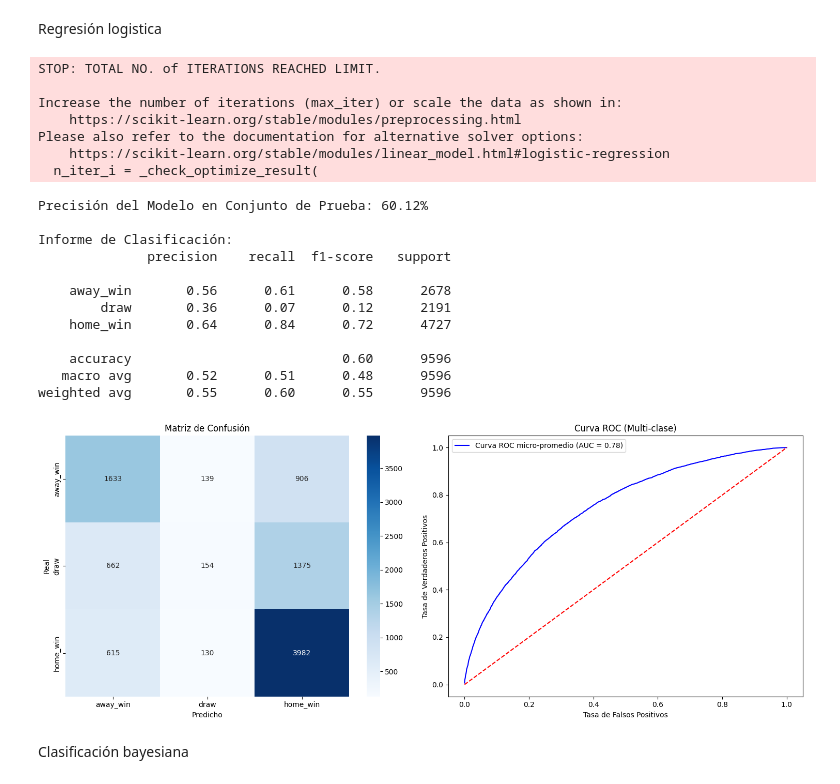
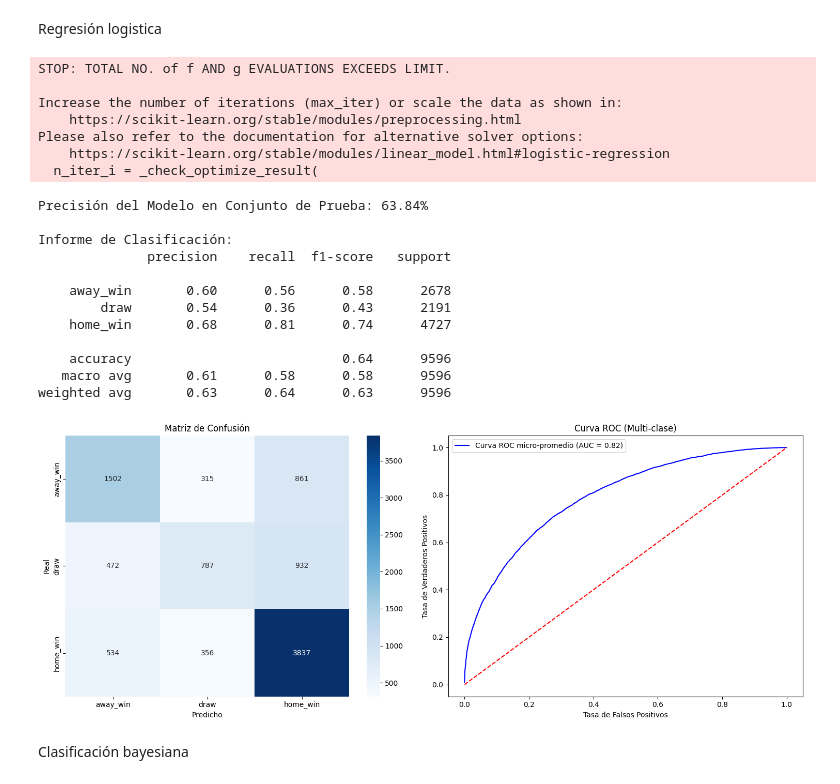
Before and after one commit to nestorojeda/MatematicasFeedback, a Jupyter notebook: notebook.ipynb, the cells around one changed output. Drawn from its saved outputs; the diff is of its cells as text; code cells hidden in the pictures.

```diff
--- a/notebook.ipynb
+++ b/notebook.ipynb
@@ -626,23 +629,26 @@ data.fillna(0, inplace=True)
+# %%
+for column in ['home_win_rate', 'away_win_rate']:
+    results_df[column] = results_df[column].fillna(results_df[column].mean())
 # %% [markdown]
 Codificamos los equipos
 # %%
 from sklearn.preprocessing import LabelEncoder
 
 
-home_uniques = data["home_team"].unique()
-away_uniques = data["away_team"].unique()
-country_uniques = data["country"].unique()
+home_uniques = results_df["home_team"].unique()
+away_uniques = results_df["away_team"].unique()
+country_uniques = results_df["country"].unique()
 
 uniques = np.unique(np.concatenate((home_uniques, away_uniques, country_uniques),0))
 
 country_encoder = LabelEncoder()
 country_encoder.fit(uniques)
 
-data["away_team"] = country_encoder.transform(data["away_team"])
-data["home_team"] = country_encoder.transform(data["home_team"])
+results_df["away_team"] = country_encoder.transform(results_df["away_team"])
+results_df["home_team"] = country_encoder.transform(results_df["home_team"])
 
-data["country"] = country_encoder.transform(data["country"])
+results_df["country"] = country_encoder.transform(results_df["country"])
 
-data.head()
+results_df.head()
 # %% [output]
 |  | date | home_team | away_team | home_score | away_score | tournament | city | country | neutral | result | ... |
@@ -670,16 +676,16 @@ teams.head()
 # %%
 # Hacemos lo mismo con la columna de torneos
 tournament_encoder = LabelEncoder()
-tournament_encoder.fit(data["tournament"])
-data["tournament"] = tournament_encoder.transform(data["tournament"])
+tournament_encoder.fit(results_df["tournament"])
+results_df["tournament"] = tournament_encoder.transform(results_df["tournament"])
 
 # Y tambien para la ciudad
 city_encoder = LabelEncoder()
-city_encoder.fit(data["city"])
-data["city"] = city_encoder.transform(data["city"])
+city_encoder.fit(results_df["city"])
+results_df["city"] = city_encoder.transform(results_df["city"])
 
 #Finalmente eliminamos las columnas que no necesitamos
-data.drop(columns=["date", "home_score", "away_score"], inplace=True)
+results_df.drop(columns=["date", "home_score", "away_score", "goal_difference", "victory_type"], inplace=True)
 
-data.head()
+results_df.head()
 # %% [output]
@@ -694,8 +701,8 @@ Separamos las variables predictora y objetivo y hacemos el split del dataset
 # %%
 from sklearn.model_selection import train_test_split
 
-X = data.drop(columns=["result"])
-y = data["result"]
+X = results_df.drop(columns=["result"])
+y = results_df["result"]
 
 X_train, X_test, y_train, y_test = train_test_split(X, y, test_size=0.2, random_state=42)
 # %% [markdown]
@@ -821,29 +825,29 @@ Regresión logistica
 # %%
 from sklearn.linear_model import LogisticRegression
 
-model = LogisticRegression(random_state=42, max_iter=10000)
+model = LogisticRegression(random_state=42, max_iter=15000)
 train_model(model, X_train, y_train)
 # %% [output]
-STOP: TOTAL NO. of ITERATIONS REACHED LIMIT.
+STOP: TOTAL NO. of f AND g EVALUATIONS EXCEEDS LIMIT.
 
 Increase the number of iterations (max_iter) or scale the data as shown in:
     https://scikit-learn.org/stable/modules/preprocessing.html
 Please also refer to the documentation for alternative solver options:
     https://scikit-learn.org/stable/modules/linear_model.html#logistic-regression
   n_iter_i = _check_optimize_result(
-Precisión del Modelo en Conjunto de Prueba: 60.12%
+Precisión del Modelo en Conjunto de Prueba: 63.84%
 
 Informe de Clasificación:
               precision    recall  f1-score   support
 
-    away_win       0.56      0.61      0.58      2678
-        draw       0.36      0.07      0.12      2191
-    home_win       0.64      0.84      0.72      4727
+    away_win       0.60      0.56      0.58      2678
+        draw       0.54      0.36      0.43      2191
+    home_win       0.68      0.81      0.74      4727
 
-    accuracy                           0.60      9596
-   macro avg       0.52      0.51      0.48      9596
-weighted avg       0.55      0.60      0.55      9596
+    accuracy                           0.64      9596
+   macro avg       0.61      0.58      0.58      9596
+weighted avg       0.63      0.64      0.63      9596
-[figure, old version]
+[figure, new version]
 # %% [markdown]
 Clasificación bayesiana
 # %%
```
Also changed, not shown: parts of 17 cells of this notebook.
